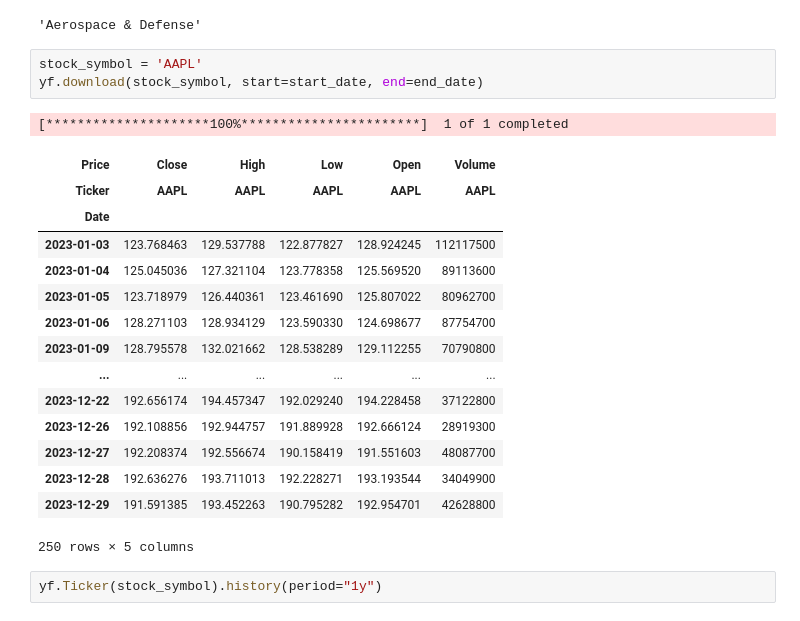
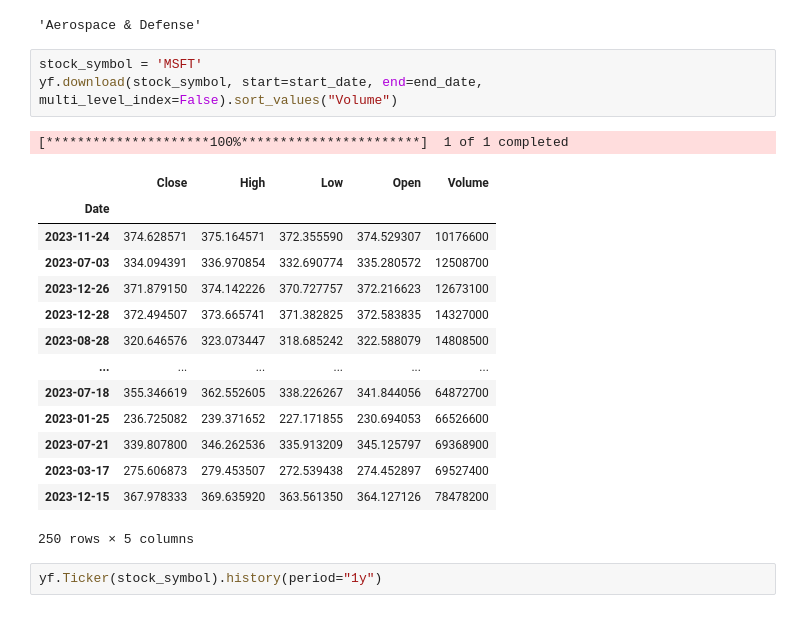
Before and after one commit to aracz/data_viz_project, a Jupyter notebook: yfinance-test.ipynb, the cells around one changed output. Cells and saved outputs as stored; diff of their text form.

```diff
--- a/yfinance-test.ipynb
+++ b/yfinance-test.ipynb
@@ -39,24 +39,23 @@ yf.Ticker(ticker_symbol).info.get('industry', 'Industry information not availabl
 # %% [output]
 'Aerospace & Defense'
 # %%
-stock_symbol = 'AAPL'
-yf.download(stock_symbol, start=start_date, end=end_date)
+stock_symbol = 'MSFT'
+yf.download(stock_symbol, start=start_date, end=end_date, multi_level_index=False).sort_values("Volume")
 # %% [output]
 [*********************100%***********************]  1 of 1 completed
-| Price | Close | High | Low | Open | Volume |
-| Ticker | AAPL | AAPL | AAPL | AAPL | AAPL |
+|  | Close | High | Low | Open | Volume |
 | Date |  |  |  |  |  |
-| 2023-01-03 | 123.768463 | 129.537788 | 122.877827 | 128.924245 | 112117500 |
-| 2023-01-04 | 125.045036 | 127.321104 | 123.778358 | 125.569520 | 89113600 |
-| 2023-01-05 | 123.718979 | 126.440361 | 123.461690 | 125.807022 | 80962700 |
-| 2023-01-06 | 128.271103 | 128.934129 | 123.590330 | 124.698677 | 87754700 |
-| 2023-01-09 | 128.795578 | 132.021662 | 128.538289 | 129.112255 | 70790800 |
+| 2023-11-24 | 374.628571 | 375.164571 | 372.355590 | 374.529307 | 10176600 |
+| 2023-07-03 | 334.094391 | 336.970854 | 332.690774 | 335.280572 | 12508700 |
+| 2023-12-26 | 371.879150 | 374.142226 | 370.727757 | 372.216623 | 12673100 |
+| 2023-12-28 | 372.494507 | 373.665741 | 371.382825 | 372.583835 | 14327000 |
+| 2023-08-28 | 320.646576 | 323.073447 | 318.685242 | 322.588079 | 14808500 |
 | ... | ... | ... | ... | ... | ... |
-| 2023-12-22 | 192.656174 | 194.457347 | 192.029240 | 194.228458 | 37122800 |
-| 2023-12-26 | 192.108856 | 192.944757 | 191.889928 | 192.666124 | 28919300 |
-| 2023-12-27 | 192.208374 | 192.556674 | 190.158419 | 191.551603 | 48087700 |
-| 2023-12-28 | 192.636276 | 193.711013 | 192.228271 | 193.193544 | 34049900 |
-| 2023-12-29 | 191.591385 | 193.452263 | 190.795282 | 192.954701 | 42628800 |
+| 2023-07-18 | 355.346619 | 362.552605 | 338.226267 | 341.844056 | 64872700 |
+| 2023-01-25 | 236.725082 | 239.371652 | 227.171855 | 230.694053 | 66526600 |
+| 2023-07-21 | 339.807800 | 346.262536 | 335.913209 | 345.125797 | 69368900 |
+| 2023-03-17 | 275.606873 | 279.453507 | 272.539438 | 274.452897 | 69527400 |
+| 2023-12-15 | 367.978333 | 369.635920 | 363.561350 | 364.127126 | 78478200 |
 250 rows × 5 columns
 # %%
 yf.Ticker(stock_symbol).history(period="1y")
```
Also changed, not shown: 1 other file.
